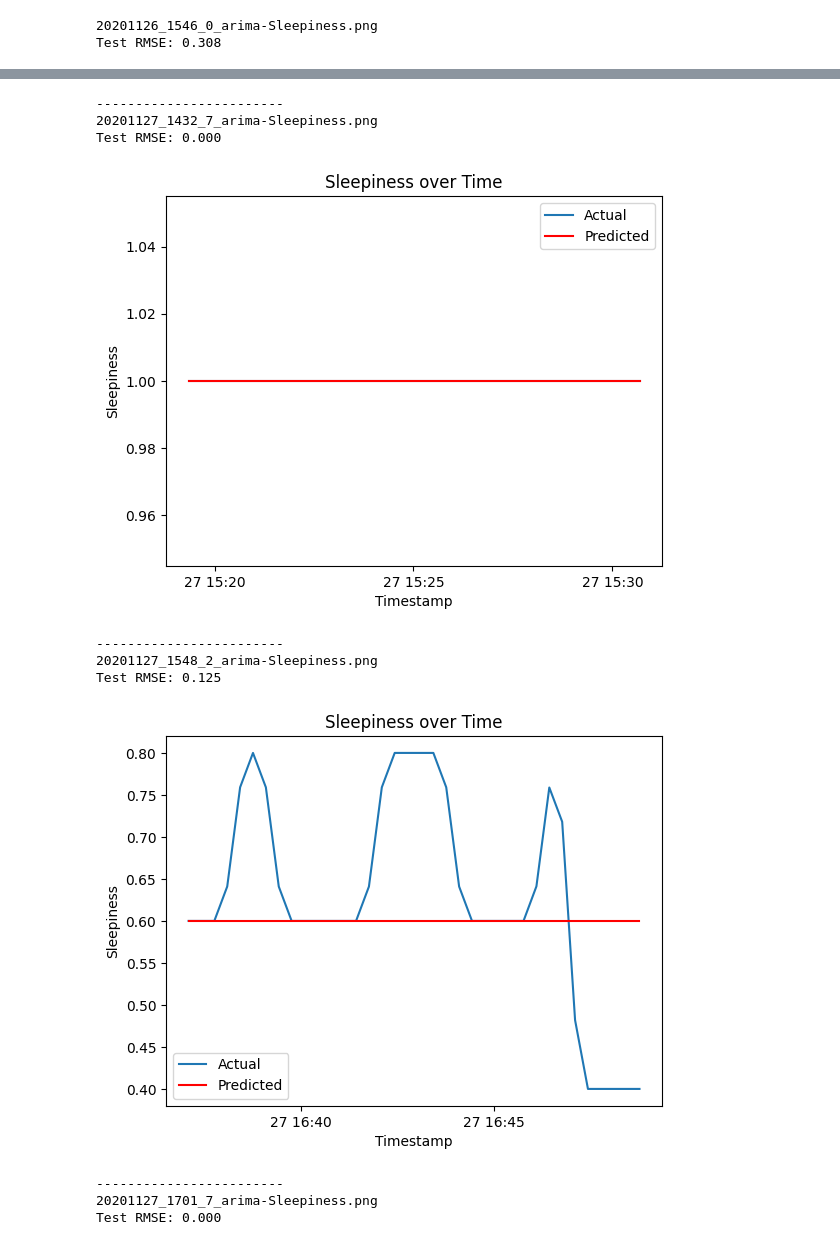
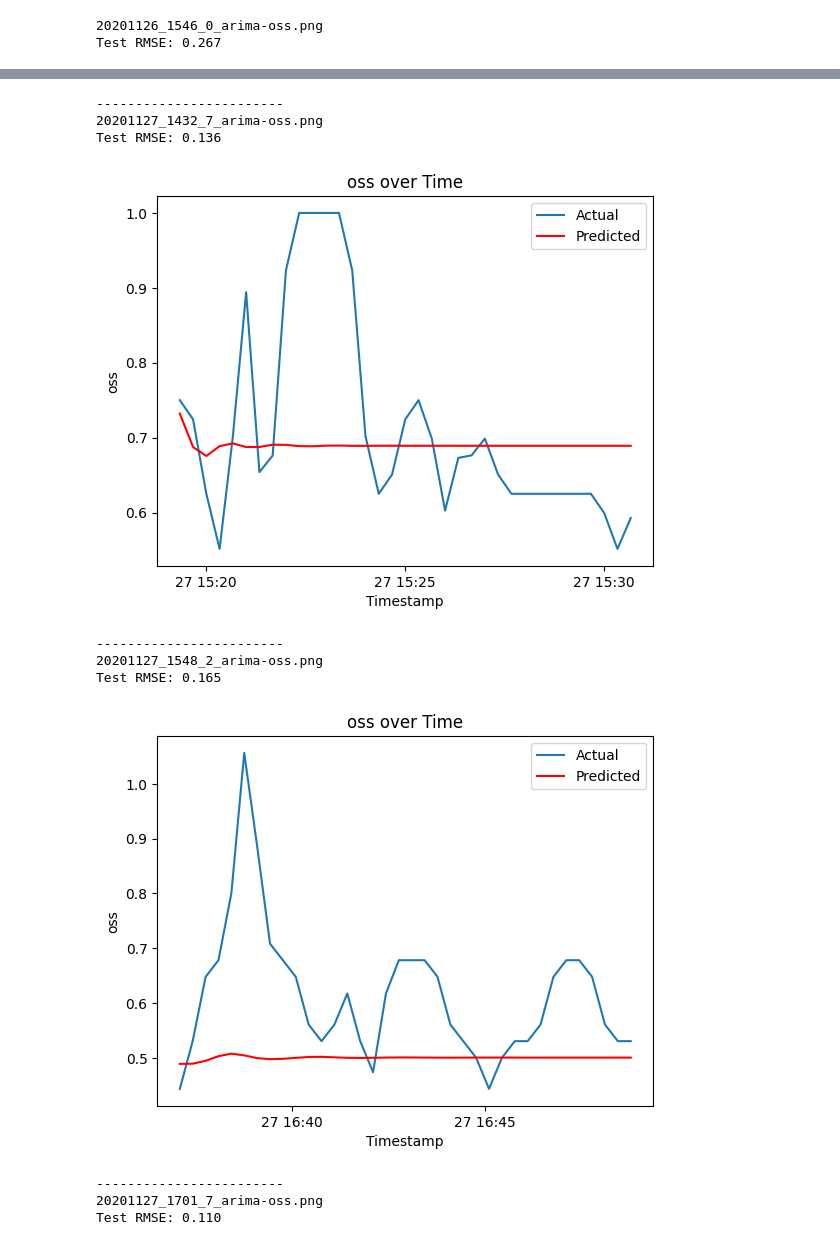
Before and after one commit to BuntinJP/ml, a Jupyter notebook: ARIMA_for_each_person.ipynb, the cells around one changed output, grey strips where cells are left out. Cells and saved outputs as stored; diff of their text form; code cells hidden in the pictures.

Commit message:
image update

```diff
--- a/ARIMA_for_each_person.ipynb
+++ b/ARIMA_for_each_person.ipynb
@@ -63,8 +114,8 @@ def solveOne(train_csv_path,test_csv_path,features,target,file_name=''):
 """
 target => 予測対象のカラム
 """
-# target = 'oss'
-target = 'Sleepiness'
+target = 'oss'
+# target = 'Sleepiness'
 
 csvs = os.listdir(TRAIN_DIR)
 for csv in csvs:
@@ -76,6 +127,12 @@ for csv in csvs:
     print(png_file_name.replace('y_train.csv', ''))
     solveOne(train_path,test_path,features,target,png_file_name)
     print('------------------------')
+
+# train_path_list = [path.join(TRAIN_DIR, csv) for csv in csvs if csv.endswith('y_train.csv')]
+# test_path_list = [path.join(TEST_DIR, csv.replace('train', 'test')) for csv in csvs if csv.endswith('y_train.csv')]
+
+# rmse = calculate_average_rmse(train_path_list,test_path_list, features, target)
+# print(rmse)
 # %% [output]
-20201126_1546_0_arima-Sleepiness.png
-Test RMSE: 0.308
+20201126_1546_0_arima-oss.png
+Test RMSE: 0.267
@@ -83,11 +140,11 @@ Test RMSE: 0.308
 ------------------------
-20201127_1432_7_arima-Sleepiness.png
-Test RMSE: 0.000
+20201127_1432_7_arima-oss.png
+Test RMSE: 0.136
-[figure, old version]
+[figure, new version]
 ------------------------
-20201127_1548_2_arima-Sleepiness.png
-Test RMSE: 0.125
+20201127_1548_2_arima-oss.png
+Test RMSE: 0.165
-[figure, old version]
+[figure, new version]
 ------------------------
-20201127_1701_7_arima-Sleepiness.png
-Test RMSE: 0.000
+20201127_1701_7_arima-oss.png
+Test RMSE: 0.110
```
Also changed, not shown: parts of 3 cells of this notebook, 17 other files.
